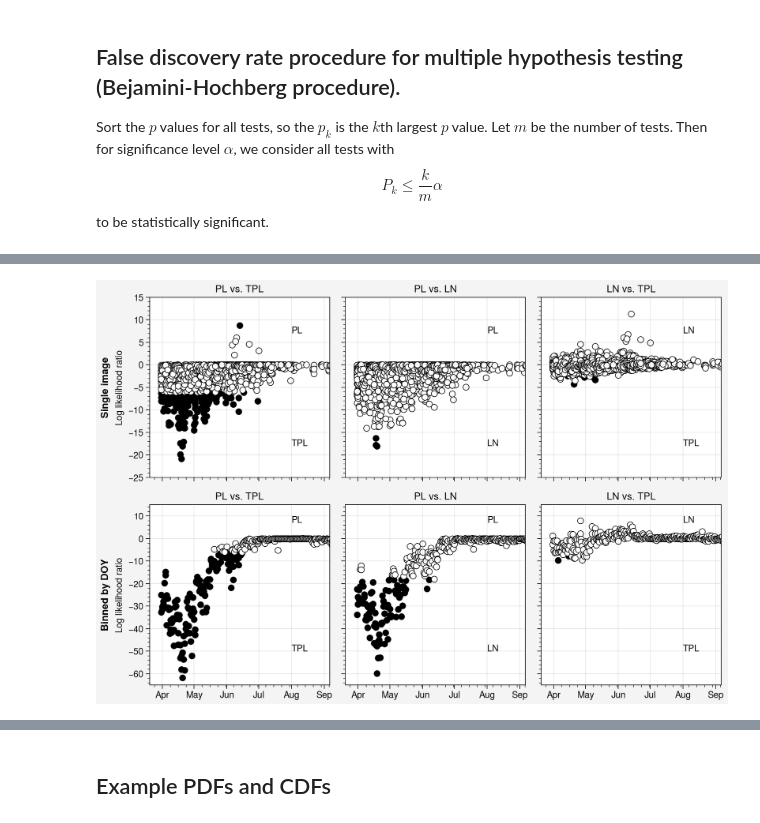
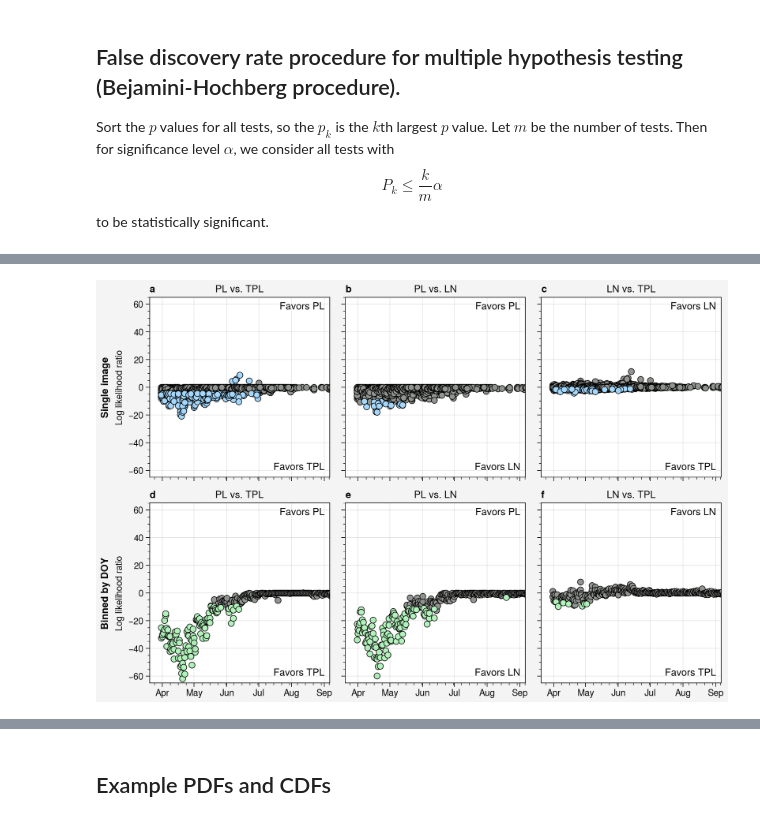
Before and after one commit to danielmwatkins/miz_scales_of_motion, a Jupyter notebook: notebooks/floe_size_distribution.ipynb, the cells around one changed output, grey strips where cells are left out. Cells and saved outputs as stored; diff of their text form; code cells hidden in the pictures.

```diff
--- a/notebooks/floe_size_distribution.ipynb
+++ b/notebooks/floe_size_distribution.ipynb
@@ -172,7 +186,7 @@ Wall time: 3min 20s
 # %%
 large_groups = df.groupby('datetime').filter(lambda x: len(x) > 300)
 dates = np.unique(large_groups['datetime'])
-sample = np.random.choice(dates, 100)
+sample = np.random.choice(dates, 500)
 # %% [markdown]
 In our dataset 732 images have more than 300 detected floes. Understanding the IFT results as a sample from the full set of ice floes, we test the minimum number of floes required to recover the power law slope of the full image. We test thresholds from 30 up to 300 floes and take 100 samples without replacement for each threshold size. We calculate the alpha parameter for each subsample and compute the relative error against the fit with all detected floes in the image. The test is carried out on a random sample of 100 of the 732 images.
 # %%
@@ -558,0 +650,4 @@ Assuming nested distributions
+# %%
+for row, data in results_alt.iterrows():
+    if pd.isnull(data.pl_pval):
+        results_alt.loc[row, 'pl_pval'] = compute_pvalue(data.D_PL, data.n, prams=[data.alpha], dist='powerlaw')
@@ -558,0 +659,5 @@ Assuming nested distributions
+# %%
+%%time
+for row, data in results.iterrows():
+    if data.pl_pval < 0.1:
+        results.loc[row, 'tpl_pval'] = compute_pvalue(data.D_TPL, data.n, prams=[data.alpha_tpl, data.lambda_tpl], dist='truncated_pl')
@@ -558,0 +687,8 @@ Assuming nested distributions
+# %%
+fig, ax = pplt.subplots(ncols=2, share=False)
+ax[0].hist(results['pl_pval'], bins=50)
+print('Image-by-image:', np.round(np.mean(results['pl_pval'] < 0.05), 3))
+ax[0].format(title='Image-by-image')
+ax[1].hist(results_alt['pl_pval'], bins=50)
+print('DOY:', np.round(np.mean(results_alt['pl_pval'] < 0.05), 3))
+ax[1].format(title='Binned by DOY')
@@ -605,19 +780,58 @@ print(alpha_equiv)
 # %%
+alpha = 0.01
+
 fig, axs = pplt.subplots(ncols=3, nrows=2, span=False)
 for ax, comp in zip(axs[0,:], ['PL_v_TPL', 'PL_v_LN', 'LN_v_TPL']):
-    ax.scatter(results.doy, results['lr_' + comp].where(results['p_' + comp] <= alpha_equiv),  marker='o', color='k')
-    ax.scatter(results.doy, results['lr_' + comp].where(results['p_' + comp] > alpha_equiv),  marker='o', facecolor='w', edgecolor='k')
-    ax.format(ylabel='Log likelihood ratio', title=comp.replace('v', 'vs.').replace('_', ' '), xlabel='', ylim=(-25, 15))
-    ax.text(214, 7, comp.split('_')[0])
-    ax.text(214, -18, comp.split('_')[2])
+
+    # False discovery rate adjustment - more stringent p-value than alpha since we
+    # are calculating it numerous times
+    p = list(results['lr_' + comp])
+    p.sort()
+    test = np.array(p) < alpha*(np.arange(1, len(p)+1)/len(p))
+    alpha_equiv = max(np.array(p)[test])
+    ax.scatter(results.doy, results['lr_' + comp].where(results['p_' + comp] > alpha_equiv),
+               marker='o', facecolor='gray', edgecolor='k')
+    ax.scatter(results.doy, results['lr_' + comp].where(results['p_' + comp] <= alpha_equiv),
+               marker='o', facecolor='blue2', edgecolor='k')
+
+    ax.format(ylabel='Log likelihood ratio', title=comp.replace('v', 'vs.').replace('_', ' '),
+              xlabel='', ylim=(-65, 65))
+    # ax.text(214, 7, comp.split('_')[0])
+    # ax.text(214, -18, comp.split('_')[2])
+    ax.format(urtitle='Favors ' + comp.split('_')[0],
+              lrtitle='Favors ' + comp.split('_')[2])
+    # ax2 = ax.twinx()
+    # ax2.plot(results.datetime.dt.dayofyear.groupby(results['month']).mean().values,
+    #          100*(results['p_' + comp] <= alpha_equiv).groupby(results['month']).mean().values,
+    #         marker='.')
+    # ax2.format(ylim=(-100, 100))
+
 for ax, comp in zip(axs[1,:], ['PL_v_TPL', 'PL_v_LN', 'LN_v_TPL']):
-    ax.scatter(results_alt.doy, results_alt['lr_' + comp].where(results_alt['p_' + comp] <= alpha_equiv),  marker='o', color='k')
-    ax.scatter(results_alt.doy, results_alt['lr_' + comp].where(results_alt['p_' + comp] > alpha_equiv),  marker='o', facecolor='w', edgecolor='k')
+    p = list(results_alt['lr_' + comp])
+    p.sort()
+    test = np.array(p) < alpha*(np.arange(1, len(p)+1)/len(p))
+    alpha_equiv = max(np.array(p)[test])
+
+    ax.scatter(results_alt.doy, results_alt['lr_' + comp].where(results_alt['p_' + comp] > alpha_equiv),
+               marker='o', facecolor='gray', edgecolor='k')
+
+    ax.scatter(results_alt.doy, results_alt['lr_' + comp].where(results_alt['p_' + comp] <= alpha_equiv),
+               marker='o', facecolor='green2', edgecolor='k')
+
     ax.format(ylabel='Log likelihood ratio', title=comp.replace('v', 'vs.').replace('_', ' '),
              xlocator=dr.dayofyear, xformatter=[d.strftime('%b') for d in dr], xlabel='',
-              ylim=(-65, 15), xlim=(80, 250))
-    ax.text(214, 7, comp.split('_')[0])
-    ax.text(214, -50, comp.split('_')[2])
-axs.format(leftlabels=['Single image', 'Binned by DOY'])
+              ylim=(-65, 65), xlim=(80, 250))
+    # ax.text(214, 7, comp.split('_')[0])
+    # ax.text(214, -50, comp.split('_')[2])
+    ax.format(urtitle='Favors ' + comp.split('_')[0],
+              lrtitle='Favors ' + comp.split('_')[2])
+    # ax2 = ax.twinx()
+    # ax2.plot(results_alt.doy.groupby(results_alt['month']).mean().values,
+    #          100*(results_alt['p_' + comp] <= alpha_equiv).groupby(results_alt['month']).mean().values,
+    #         marker='.')
+    # ax2.format(ylim=(-100, 100))
+axs.format(leftlabels=['Single image', 'Binned by DOY'], abc=True)
+fig.save('../figures/fig04_likelihood_ratio_results.png', dpi=300)
+fig.save('../figures/fig04_likelihood_ratio_results.pdf', dpi=300)
 # %% [output]
-[figure, old version]
+[figure, new version]
```
Also changed, not shown: parts of 46 cells of this notebook, 21 other files.
